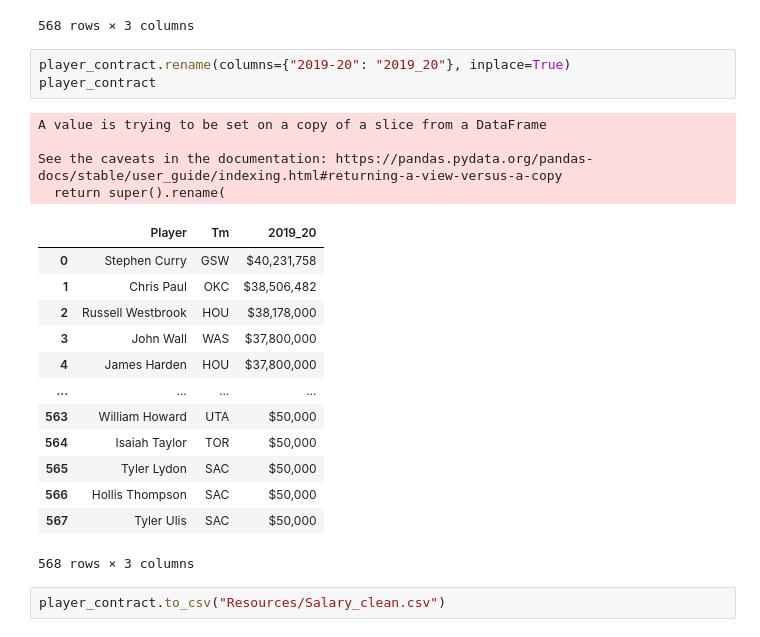
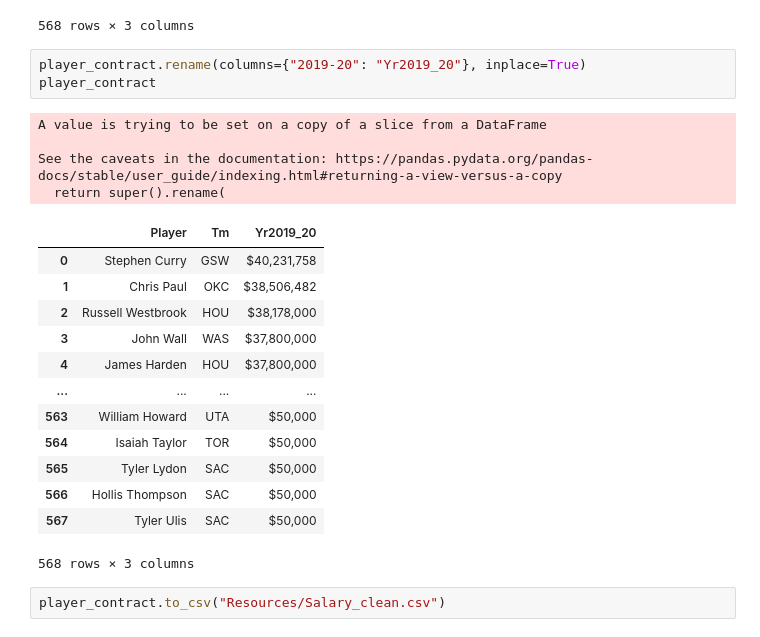
Before and after one commit to HIna-Ahmad/ETL_project, a Jupyter notebook: starter_code.ipynb, the cells around one changed output. Cells and saved outputs as stored; diff of their text form.

```diff
--- a/starter_code.ipynb
+++ b/starter_code.ipynb
@@ -40,14 +45,14 @@ player_contract
 | 567 | Tyler Ulis | SAC | $50,000 |
 568 rows × 3 columns
 # %%
-player_contract.rename(columns={"2019-20": "2019_20"}, inplace=True)
+player_contract.rename(columns={"2019-20": "Yr2019_20"}, inplace=True)
 player_contract
 # %% [output]
 A value is trying to be set on a copy of a slice from a DataFrame
 
 See the caveats in the documentation: https://pandas.pydata.org/pandas-docs/stable/user_guide/indexing.html#returning-a-view-versus-a-copy
   return super().rename(
-|  | Player | Tm | 2019_20 |
+|  | Player | Tm | Yr2019_20 |
 | 0 | Stephen Curry | GSW | $40,231,758 |
 | 1 | Chris Paul | OKC | $38,506,482 |
 | 2 | Russell Westbrook | HOU | $38,178,000 |
```
Also changed, not shown: parts of 7 cells of this notebook, 4 other files.
